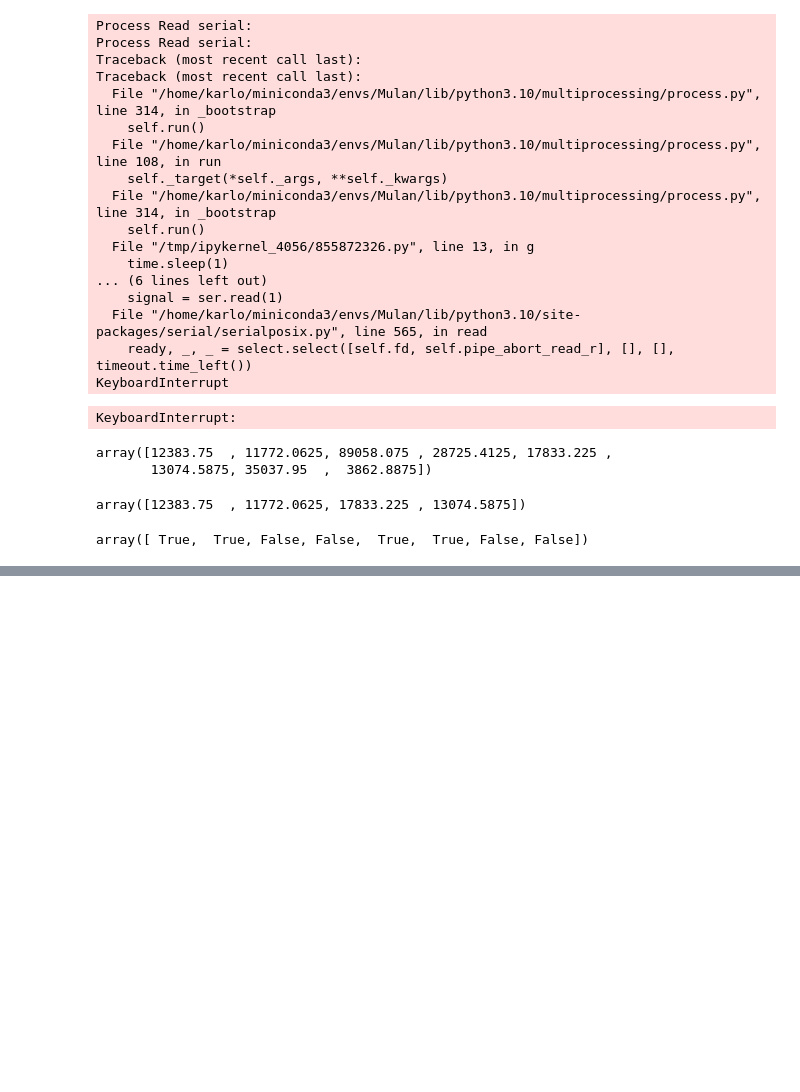
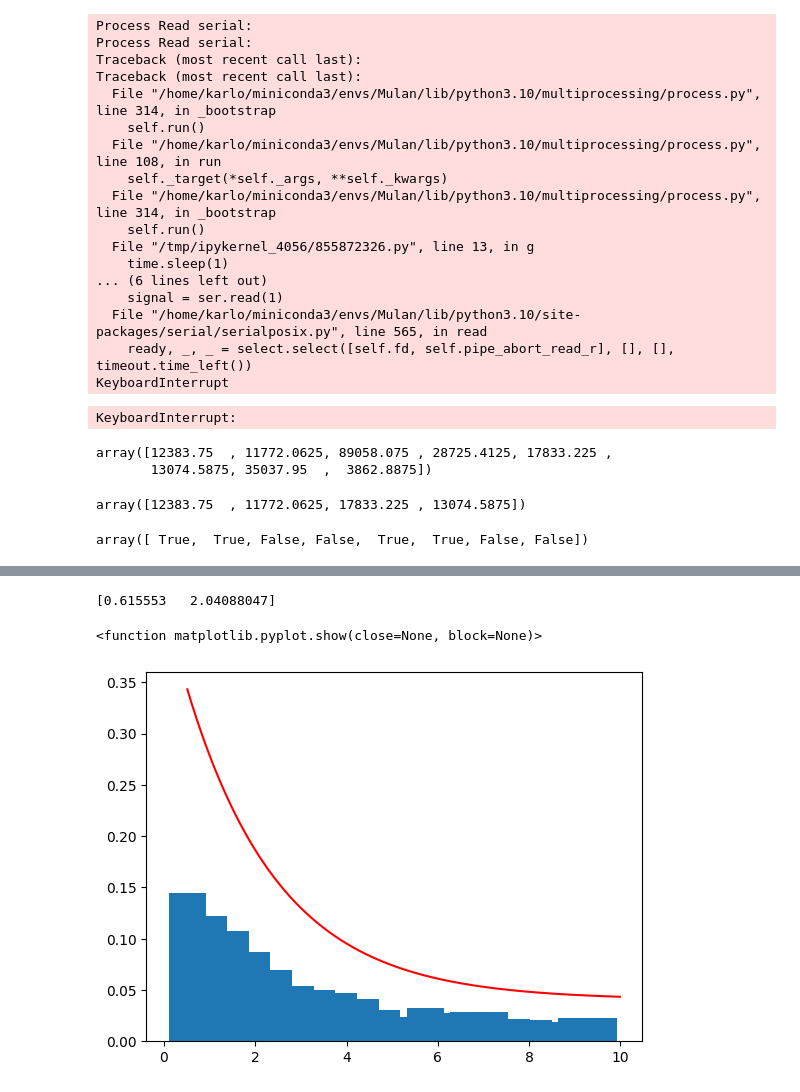
Before and after one commit to kmrakovcic/Mulan, a Jupyter notebook: data_acc_tests.ipynb, the cells around one changed output, grey strips where cells are left out. Drawn from its saved outputs; the diff is of its cells as text; code cells hidden in the pictures; blank space fills up the shorter version.

```diff
--- a/data_acc_tests.ipynb
+++ b/data_acc_tests.ipynb
@@ -106,0 +139,10 @@ array([ True,  True, False, False,  True,  True, False, False])
+# %%
+def log_likelihood(x):
+    def function(parm):
+        w = parm[0]
+        tau = parm[1]
+        t1=0.5
+        t2=10
+        y = w * 1/tau * 1/(np.exp(-t1/tau)-np.exp(-t2/tau)) * np.exp(-x/tau) + (1-w) * 1/(t2-t1)
+        return -np.sum(np.log(y))
+    return function
@@ -106,0 +153,21 @@ array([ True,  True, False, False,  True,  True, False, False])
+# %%
+def function1(x, w, tau):
+    t1=0.5
+    t2=10
+    y = w * 1/tau * 1/(np.exp(-t1/tau)-np.exp(-t2/tau)) * np.exp(-x/tau) + (1-w) * 1/(t2-t1)
+    #likelihood = np.sum( stats.norm.logpdf(ydata, loc=yPred, scale=sd ) )
+    return y
+# %%
+import scipy
+popt = scipy.optimize.minimize(log_likelihood(data_smisleno), [0.2,2.2], bounds=[(0,1), (1, 3)])
+print (popt.x)
+counts, bins = np.histogram(data_smisleno, bins=20)
+counts= counts / data_smisleno.size
+data_smisleno.sort()
+plt.plot(data_smisleno, function1(data_smisleno, popt.x[0], popt.x[1]), color="r")
+plt.bar(bins[:-1], counts)
+plt.show
+# %% [output]
+[0.615553   2.04088047]
+<function matplotlib.pyplot.show(close=None, block=None)>
+[figure, added]
```
Also changed, not shown: parts of 10 cells of this notebook, 1 other file.
